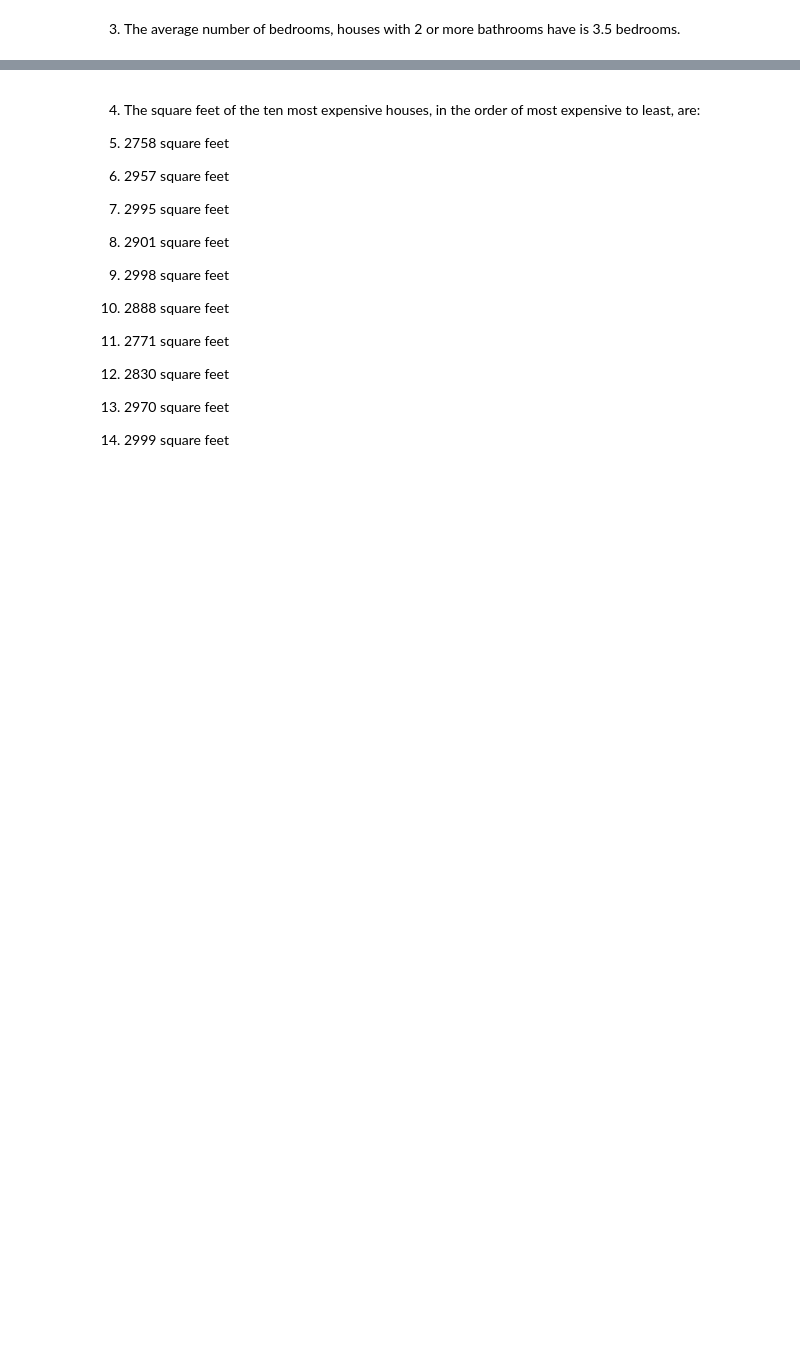
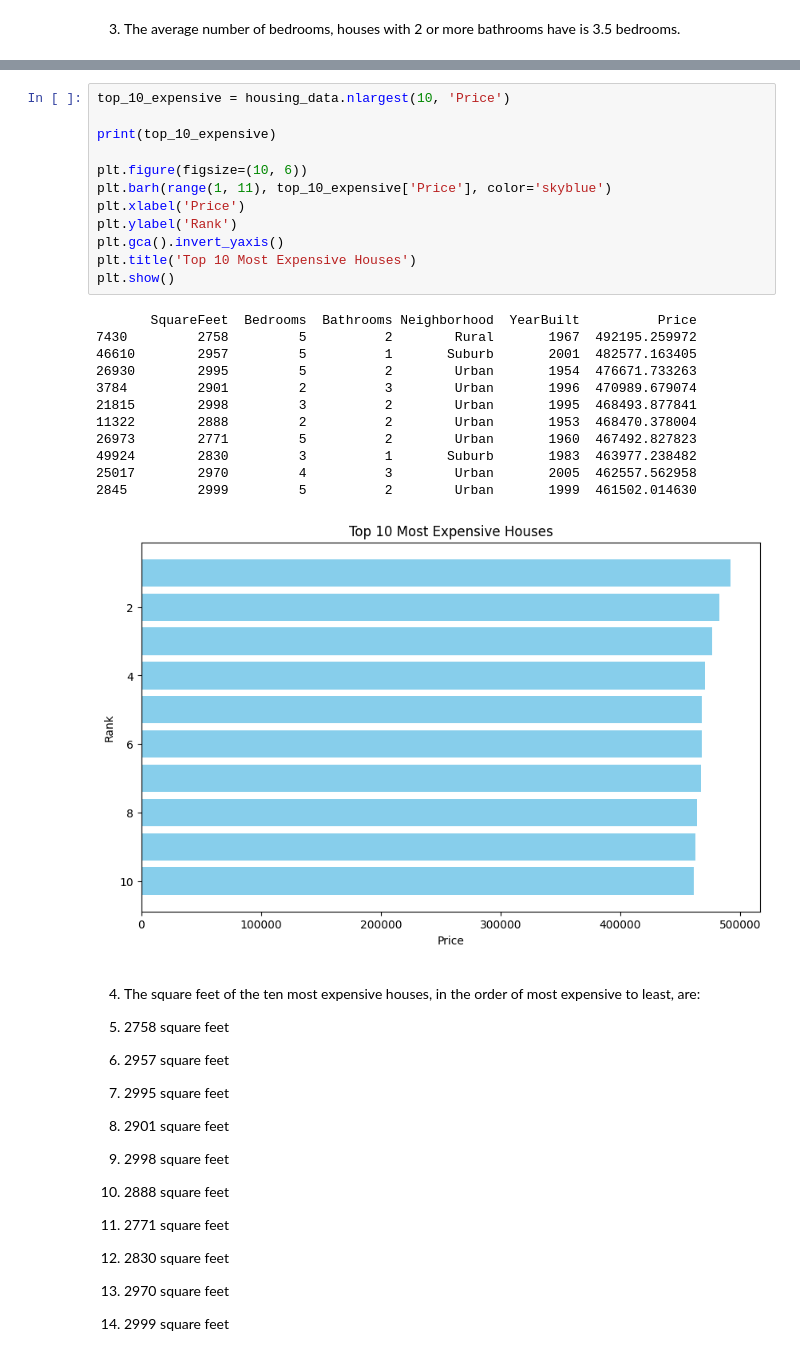
Before and after one commit to mandyzhi/housing-data, a Jupyter notebook: housing_data.ipynb, the cells around one changed output, grey strips where cells are left out. Drawn from its saved outputs; the diff is of its cells as text; blank space fills up the shorter version.

```diff
--- a/housing_data.ipynb
+++ b/housing_data.ipynb
@@ -64,3 +76,28 @@ housing_data.sort_values(by= ["Price"]).tail(10)
+# %%
+top_10_expensive = housing_data.nlargest(10, 'Price')
+
+print(top_10_expensive)
+
+plt.figure(figsize=(10, 6))
+plt.barh(range(1, 11), top_10_expensive['Price'], color='skyblue')
+plt.xlabel('Price')
+plt.ylabel('Rank')
+plt.gca().invert_yaxis()
+plt.title('Top 10 Most Expensive Houses')
+plt.show()
+# %% [output]
+       SquareFeet  Bedrooms  Bathrooms Neighborhood  YearBuilt          Price
+7430         2758         5          2        Rural       1967  492195.259972
+46610        2957         5          1       Suburb       2001  482577.163405
+26930        2995         5          2        Urban       1954  476671.733263
+3784         2901         2          3        Urban       1996  470989.679074
+21815        2998         3          2        Urban       1995  468493.877841
+11322        2888         2          2        Urban       1953  468470.378004
+26973        2771         5          2        Urban       1960  467492.827823
+49924        2830         3          1       Suburb       1983  463977.238482
+25017        2970         4          3        Urban       2005  462557.562958
+2845         2999         5          2        Urban       1999  461502.014630
+[figure, added]
 # %% [markdown]
 4. The square feet of the ten most expensive houses, in the order of most expensive to least, are:
 
```
Also changed, not shown: parts of 23 cells of this notebook.
